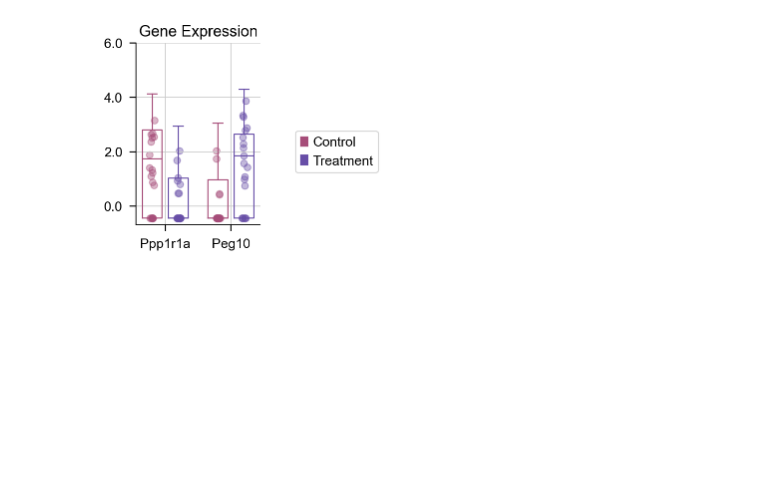
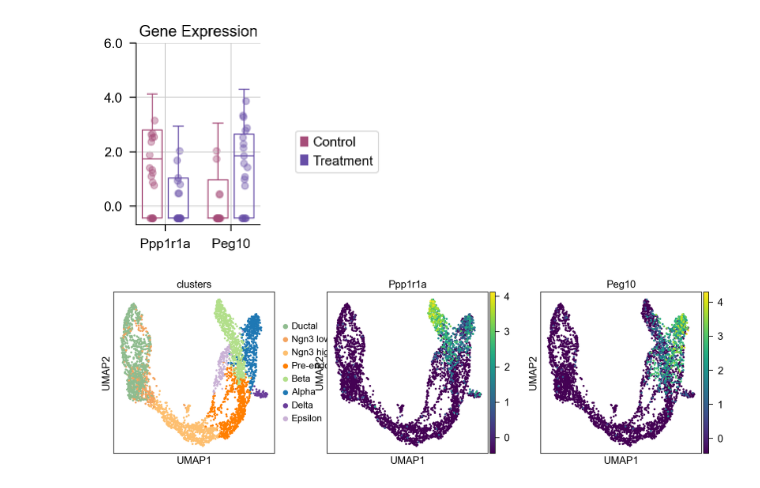
Before and after one commit to Starlitnightly/omicverse, a Jupyter notebook: omicverse_guide/docs/Tutorials-single/t_scdeg.ipynb, the cells around one changed output. Cells and saved outputs as stored; diff of their text form; code cells hidden in the pictures; blank space fills up the shorter version.

```diff
--- a/omicverse_guide/docs/Tutorials-single/t_scdeg.ipynb
+++ b/omicverse_guide/docs/Tutorials-single/t_scdeg.ipynb
@@ -103,3 +103,7 @@ dds.plot_boxplot(genes=['Peg10','Ppp1r1a'],treatment_groups=treatment_groups,
 (<Figure size 160x240 with 1 Axes>,
  <Axes: title={'center': 'Gene Expression'}>)
 [figure]
+# %%
+sc.pl.umap(adata,color=['clusters','Ppp1r1a','Peg10'])
+# %% [output]
+[figure, added]
```
Also changed, not shown: 1 other file.
